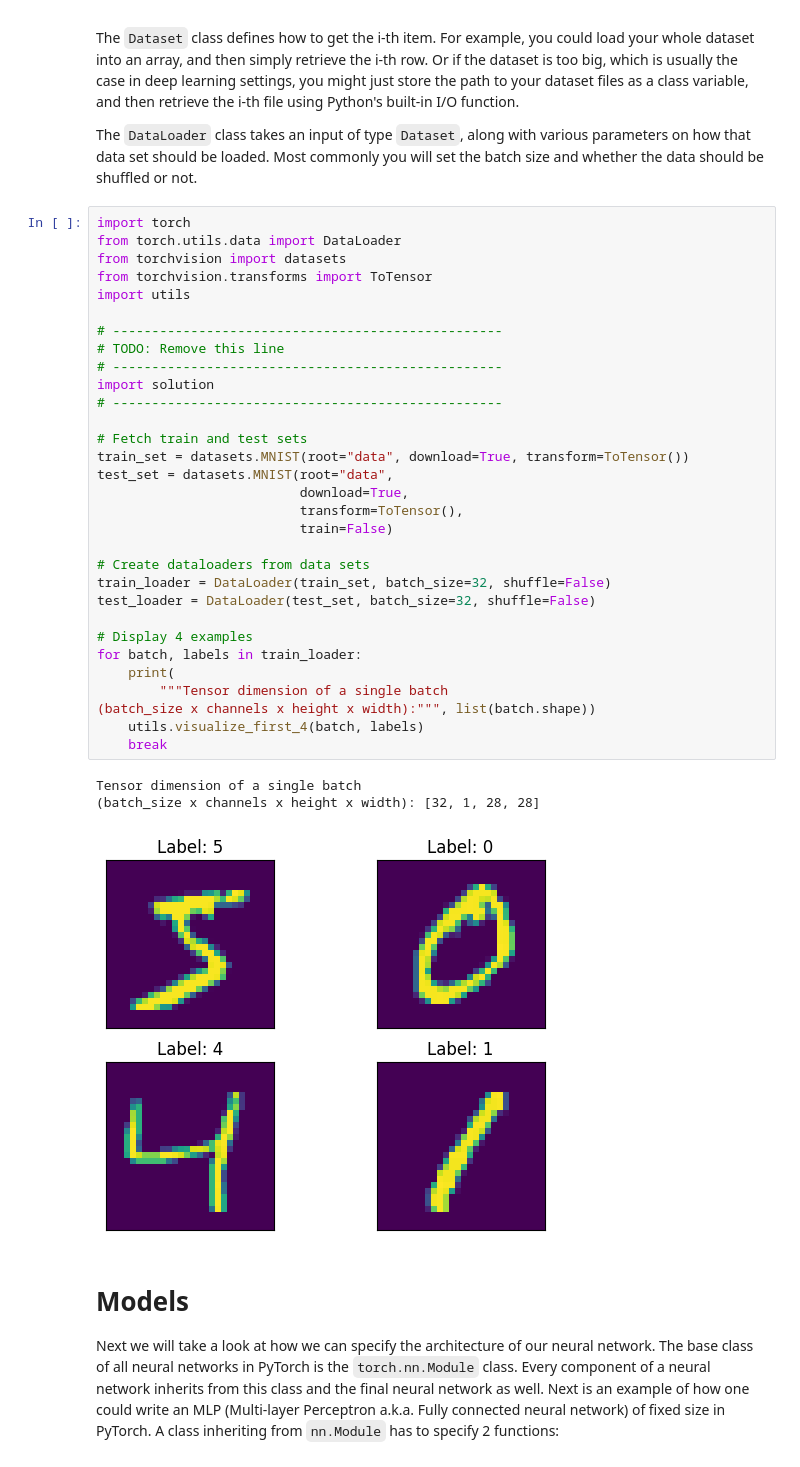
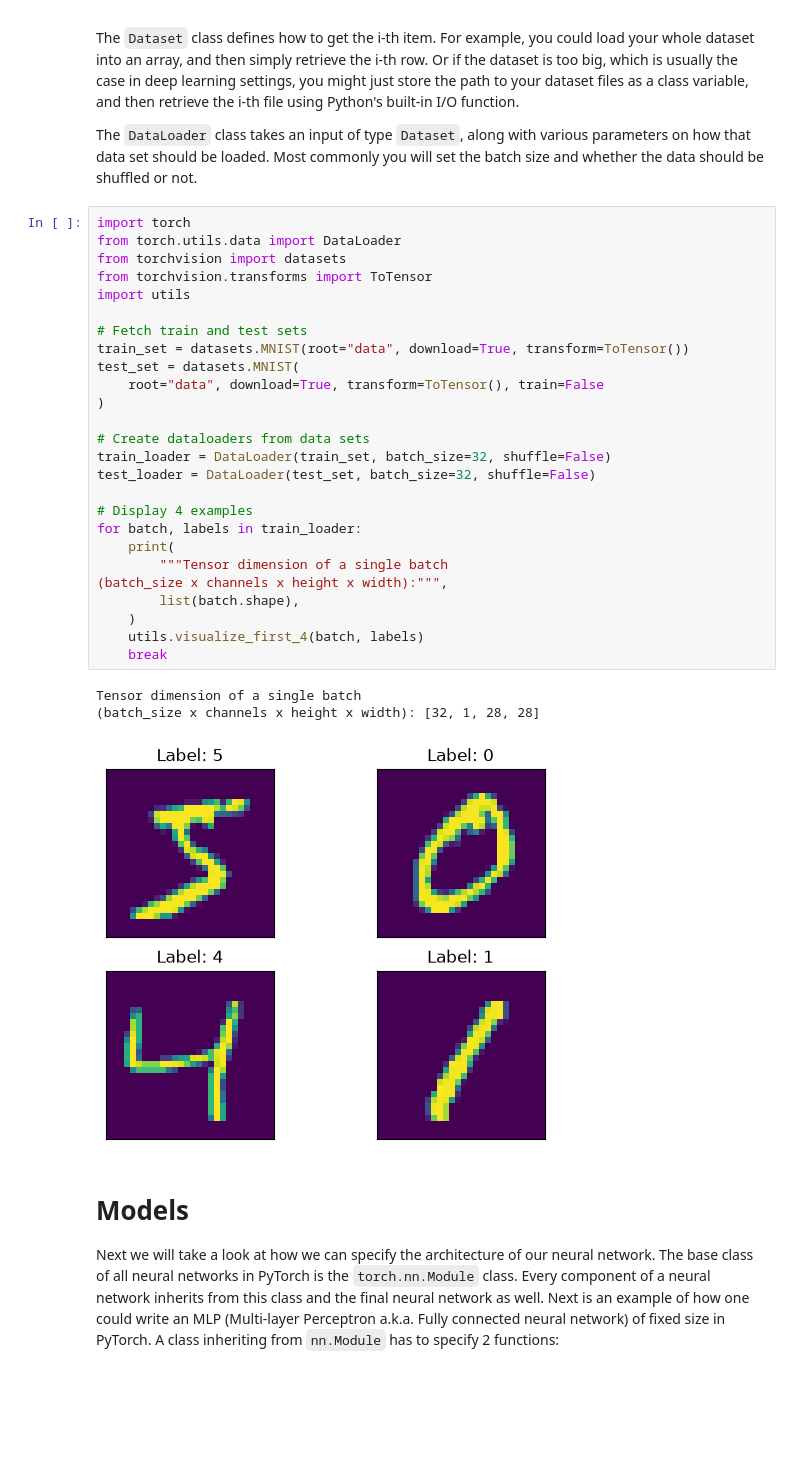
Before and after one commit to EwanMe/dl1, a Jupyter notebook: sheet04-optimization2/Ex4_Optimization2.ipynb, the cells around one changed output. Drawn from its saved outputs; the diff is of its cells as text; blank space fills up the shorter version.

```diff
--- a/sheet04-optimization2/Ex4_Optimization2.ipynb
+++ b/sheet04-optimization2/Ex4_Optimization2.ipynb
@@ -23,38 +23,33 @@ The `DataLoader` class takes an input of type `Dataset`, along with various para
 # %%
 import torch
 from torch.utils.data import DataLoader
 from torchvision import datasets
 from torchvision.transforms import ToTensor
 import utils
 
-# --------------------------------------------------
-# TODO: Remove this line
-# --------------------------------------------------
-import solution
-# --------------------------------------------------
-
 # Fetch train and test sets
 train_set = datasets.MNIST(root="data", download=True, transform=ToTensor())
-test_set = datasets.MNIST(root="data",
-                          download=True,
-                          transform=ToTensor(),
-                          train=False)
+test_set = datasets.MNIST(
+    root="data", download=True, transform=ToTensor(), train=False
+)
 
 # Create dataloaders from data sets
 train_loader = DataLoader(train_set, batch_size=32, shuffle=False)
 test_loader = DataLoader(test_set, batch_size=32, shuffle=False)
 
 # Display 4 examples
 for batch, labels in train_loader:
     print(
         """Tensor dimension of a single batch
-(batch_size x channels x height x width):""", list(batch.shape))
+(batch_size x channels x height x width):""",
+        list(batch.shape),
+    )
     utils.visualize_first_4(batch, labels)
     break
 # %% [output]
 Tensor dimension of a single batch
 (batch_size x channels x height x width): [32, 1, 28, 28]
-[figure, old version]
+[figure, new version]
 # %% [markdown]
 # Models
 
```
Also changed, not shown: parts of 14 cells of this notebook, 2 other files.
